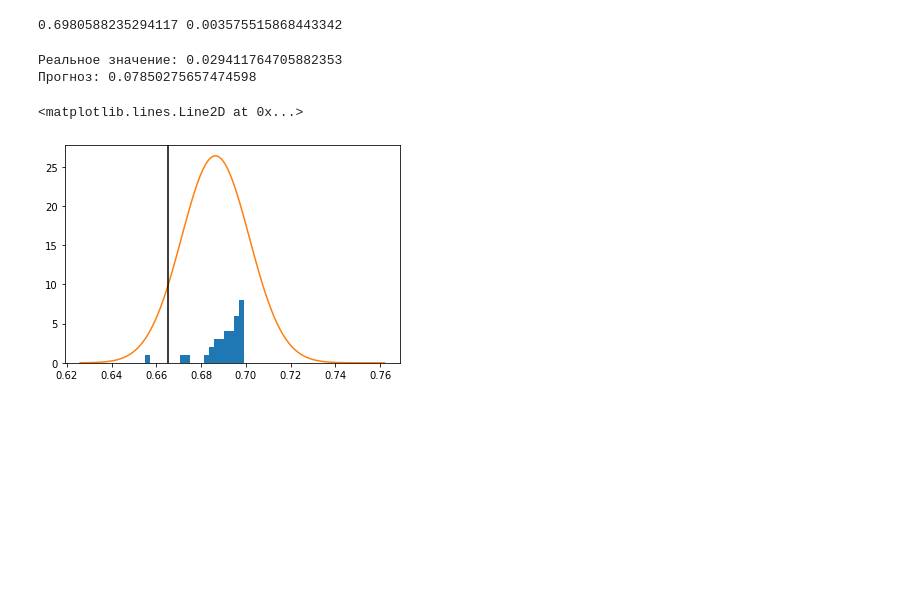
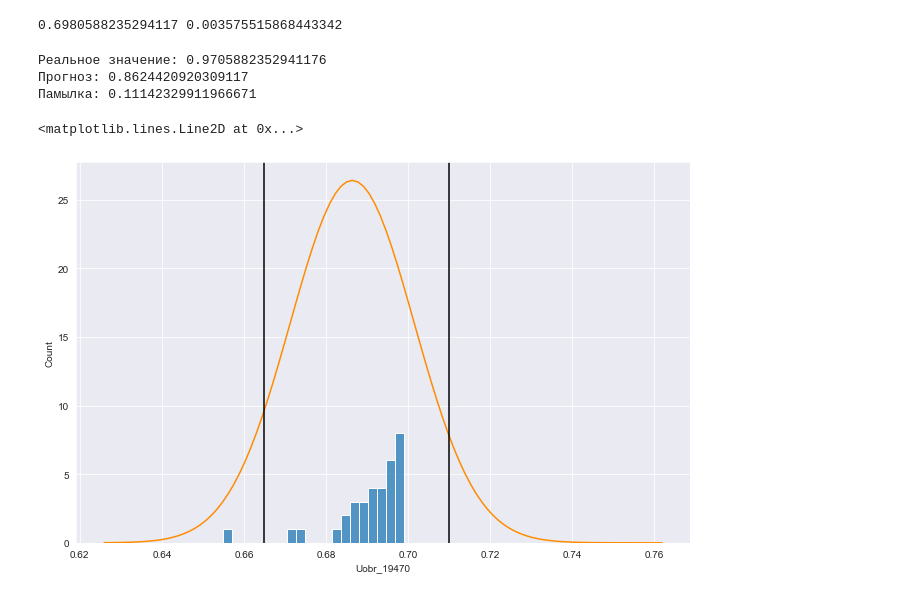
Before and after one commit to rommmmmka/data-processing, a Jupyter notebook: regression.ipynb, the cells around one changed output. Cells and saved outputs as stored; diff of their text form; code cells hidden in the pictures; blank space fills up the shorter version.

```diff
--- a/regression.ipynb
+++ b/regression.ipynb
@@ -1,14 +1,17 @@
 # %%
+import numpy as np
+import matplotlib.pyplot as plt
+import seaborn as sns
 import pandas as pd
-import matplotlib.pyplot as plt
-import numpy as np
 import scipy.stats as sps
 from sklearn.model_selection import train_test_split
 from sklearn.linear_model import LinearRegression
+sns.set_style("darkgrid")
 # %%
 file = pd.read_csv("data.csv")
 columns = file.columns[8:15]
 time_labels = [0, 995, 4844, 8757, 12635, 16102, 19470]
 time_check = 19470
-y_limit = .665
+low_limit = .665
+high_limit = .71
 train, test = train_test_split(file, test_size=0.2, random_state=42)
@@ -17,8 +18,13 @@ train, test = train_test_split(file, test_size=0.2, random_state=42)
 # %%
+plt.figure(figsize=(11, 7))
 for i in range(file.shape[0]):
     data_part = file[columns].iloc[i]
     data_part = np.array(data_part)
-    plt.plot(time_labels, data_part)
-plt.axhline(y=y_limit, xmin=0, xmax=1)
+    plt.title('')
+    plt.xlabel('time')
+    plt.ylabel('coef')
+    plt.plot(time_labels, data_part, color='steelblue', linewidth=1)
+plt.axhline(y=low_limit, xmin=0, xmax=1, color='darkorange', linewidth=1.5)
+plt.axhline(y=high_limit, xmin=0, xmax=1, color='darkorange', linewidth=1.5)
 # %% [output]
 <matplotlib.lines.Line2D at 0x...>
@@ -88,6 +90,0 @@ test_non_working = non_working / test.shape[0]
-# %%
-print("Реальное значение:", test_non_working)
-print("Прогноз:", sps.norm(loc=mean_test, scale=std_test).cdf(y_limit))
-# %% [output]
-Реальное значение: 0.029411764705882353
-Прогноз: 0.07850275657474598
@@ -94,8 +101,18 @@ print("Прогноз:", sps.norm(loc=mean_test, scale=std_test).cdf(y_limit))
+# %%
+print("Реальное значение:", test_working_experiment)
+print("Прогноз:", test_working_predict)
+print("Памылка:", test_error)
+# %% [output]
+Реальное значение: 0.9705882352941176
+Прогноз: 0.8624420920309117
+Памылка: 0.11142329911966671
 # %%
-plt.hist(test[columns[6]], bins=20)
+plt.figure(figsize=(11, 7))
+sns.histplot(test[columns[6]], bins=20)
 x = np.linspace(mean_test - 4 * std_test, mean_test + 5 * std_test, 100)
-plt.plot(x, sps.norm(loc=mean_test, scale=std_test).pdf(x))
-plt.axvline(y_limit, 0, 1, color='k')
+plt.plot(x, sps.norm(loc=mean_test, scale=std_test).pdf(x), color='darkorange')
+plt.axvline(low_limit, 0, 1, color='k')
+plt.axvline(high_limit, 0, 1, color='k')
 # %% [output]
 <matplotlib.lines.Line2D at 0x...>
-[figure, old version]
+[figure, new version]
```
Also changed, not shown: parts of 8 cells of this notebook.
